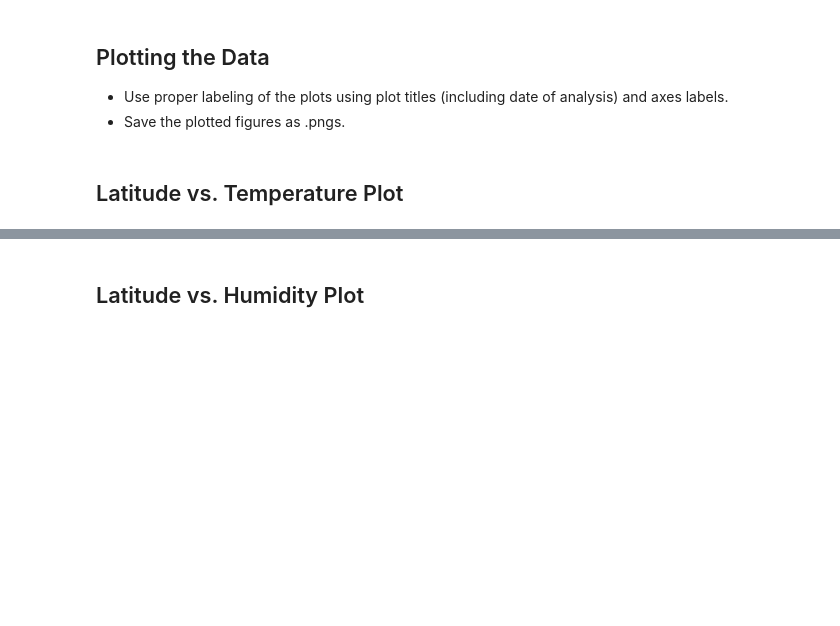
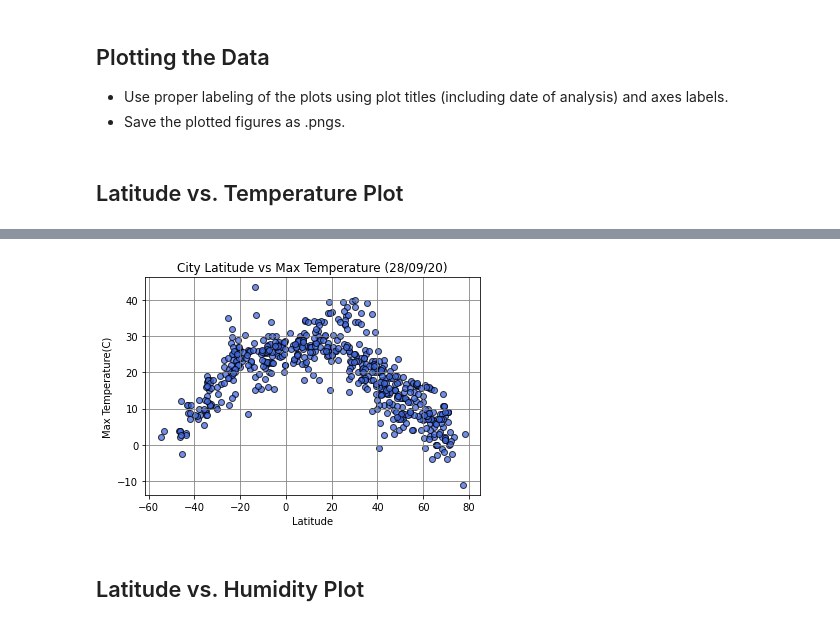
Before and after one commit to jeremychiaa/python-api-challenge, a Jupyter notebook: WeatherPy/WeatherPy.ipynb, the cells around one changed output, grey strips where cells are left out. Saved outputs shown, nothing was run; the diff lists cells and outputs as text; code cells hidden in the pictures; blank space fills up the shorter version.

Commit message:
plot charts and save as images

```diff
--- a/WeatherPy/WeatherPy.ipynb
+++ b/WeatherPy/WeatherPy.ipynb
@@ -253,2 +250,17 @@ There are no cities with humidity over 100% in our data
+# %%
+# Using pyplot to plot chart
+plt.scatter(weather_df["Lat"], weather_df["Max Temp"], facecolor="royalblue", edgecolors="black", marker="o", alpha=0.75)
+plt.title("City Latitude vs Max Temperature (28/09/20)")
+plt.xlabel("Latitude")
+plt.ylabel("Max Temperature(C)")
+plt.grid(b=True, which="major", axis="both", linestyle="-", color="grey")
+
+# Save chart as png file
+plt.savefig("./output/latitude_vs_temp.png")
+
+# Show chart
+plt.show()
+# %% [output]
+[figure, added]
 # %% [markdown]
 ## Latitude vs. Humidity Plot
```
Also changed, not shown: parts of 7 cells of this notebook, 4 other files.
